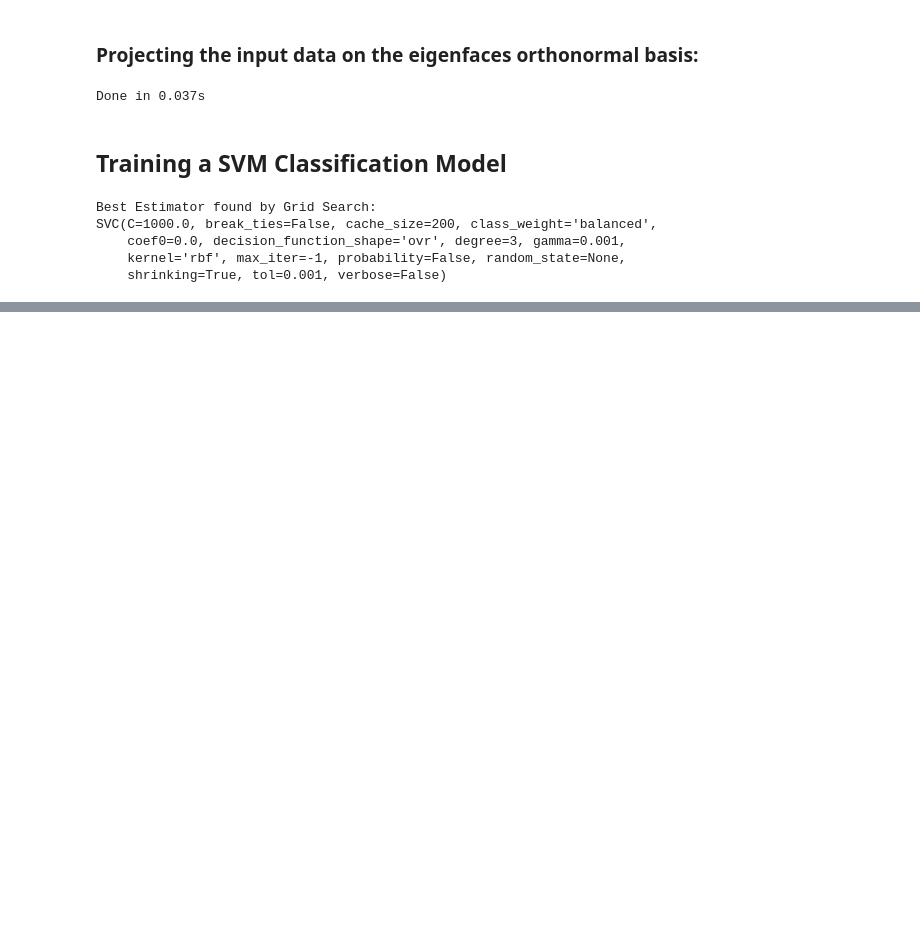
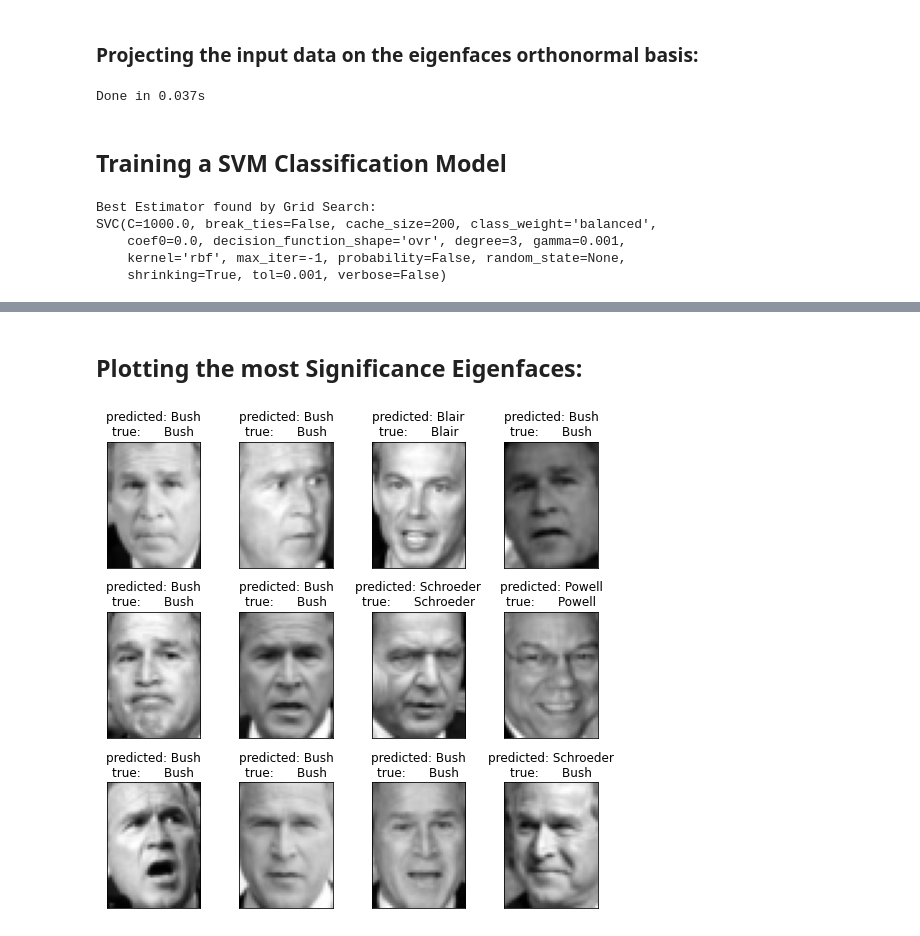
Before and after one commit to geekquad/Facial-Recognition-with-PCA, a Jupyter notebook: Face_Recognition_PCA.ipynb, the cells around one changed output, grey strips where cells are left out. Saved outputs shown, nothing was run; the diff lists cells and outputs as text; code cells hidden in the pictures; blank space fills up the shorter version.

Commit message:
Eigenfaces using PCA

```diff
--- a/Face_Recognition_PCA.ipynb
+++ b/Face_Recognition_PCA.ipynb
@@ -92,0 +98,4 @@ SVC(C=1000.0, break_ties=False, cache_size=200, class_weight='balanced',
+# %%
+y_pred = clf.predict(X_test_pca)
+print(confusion_matrix(Y_test, y_pred, labels=range(n_classes)))
+print(classification_report(Y_test, y_pred, target_names=target_names))
@@ -92,0 +123,31 @@ SVC(C=1000.0, break_ties=False, cache_size=200, class_weight='balanced',
+# %% [markdown]
+## Plotting the most Significance Eigenfaces:
+# %%
+def plot(images, titles, h, w, n_row=4, n_col=4):
+    """Helper function to plot a gallery of portraits"""
+    pl.figure(figsize=(1.8 * n_col, 2.4 * n_row))
+    pl.subplots_adjust(bottom=0, left=.01, right=.99, top=.90, hspace=.35)
+    for i in range(n_row * n_col):
+        pl.subplot(n_row, n_col, i + 1)
+        pl.imshow(images[i].reshape((h, w)), cmap=pl.cm.gray)
+        pl.title(titles[i], size=12)
+        pl.xticks(())
+        pl.yticks(())
+
+
+
+#Plotting the result of the predictions on a portion of the test set
+
+def title(y_pred, Y_test, target_names, i):
+    pred_name = target_names[y_pred[i]].rsplit(' ', 1)[-1]
+    true_name = target_names[Y_test[i]].rsplit(' ', 1)[-1]
+    return ('predicted: %s\ntrue:      %s' % (pred_name, true_name))
+
+prediction_titles = [title(y_pred, Y_test, target_names, i)
+                         for i in range(y_pred.shape[0])]
+
+plot_gallery(X_test, prediction_titles, h, w)
+
+pl.show()
+# %% [output]
+[figure, added]
```
Also changed, not shown: parts of 6 cells of this notebook.
